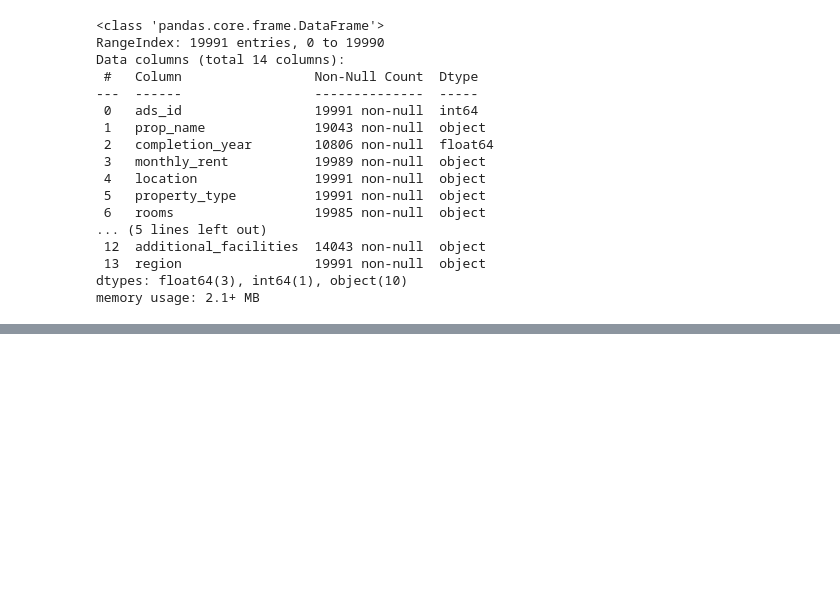
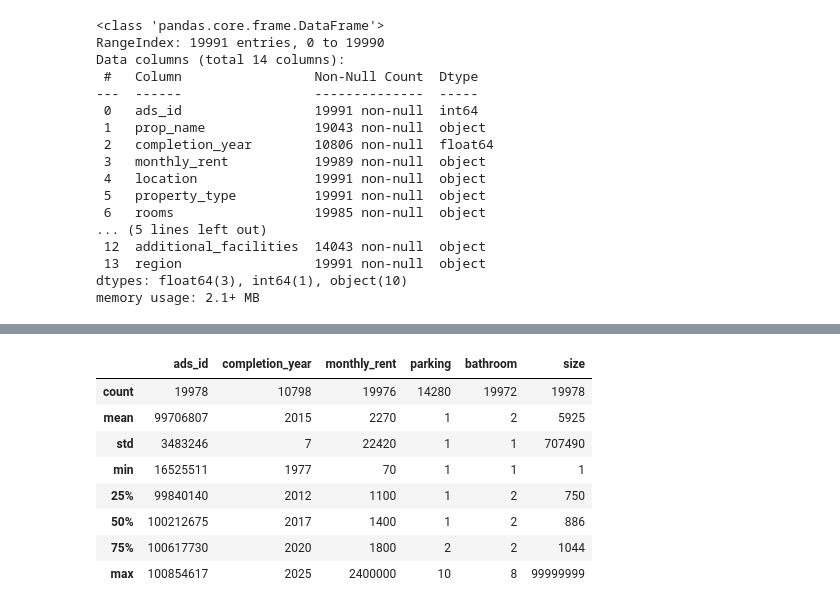
Before and after one commit to dnielleyp/Data-Analytics, a Jupyter notebook: rental-prices/00_Data_Wrangling.ipynb, the cells around one changed output, grey strips where cells are left out. Saved outputs shown, nothing was run; the diff lists cells and outputs as text; code cells hidden in the pictures; blank space fills up the shorter version.

Commit message:
data wrangling data type conversion, data exploration and handling missing values completed

```diff
--- a/rental-prices/00_Data_Wrangling.ipynb
+++ b/rental-prices/00_Data_Wrangling.ipynb
@@ -6,3 +6,5 @@
 import pandas as pd
 import matplotlib.pyplot as plt
 import numpy as np
+
+pd.options.display.float_format = '{:.0f}'.format
@@ -42,0 +49,2 @@ memory usage: 2.1+ MB
+# %%
+data = data.drop_duplicates(['ads_id'], keep='first')
@@ -42,0 +92,3 @@ memory usage: 2.1+ MB
+# %%
+data['monthly_rent'] = data['monthly_rent'].str.replace(" ", '').str.extract('(\d+)')
+data['monthly_rent'] = pd.to_numeric(data['monthly_rent'])
@@ -42,0 +97,3 @@ memory usage: 2.1+ MB
+# %%
+data['size'] = data['size'].str.replace(" ", '').str.extract('(\d+)')
+data['size'] =  pd.to_numeric(data['size'])
@@ -42,0 +130,12 @@ memory usage: 2.1+ MB
+# %%
+data.describe()
+# %% [output]
+|  | ads_id | completion_year | monthly_rent | parking | bathroom | size |
+| count | 19978 | 10798 | 19976 | 14280 | 19972 | 19978 |
+| mean | 99706807 | 2015 | 2270 | 1 | 2 | 5925 |
+| std | 3483246 | 7 | 22420 | 1 | 1 | 707490 |
+| min | 16525511 | 1977 | 70 | 1 | 1 | 1 |
+| 25% | 99840140 | 2012 | 1100 | 1 | 2 | 750 |
+| 50% | 100212675 | 2017 | 1400 | 1 | 2 | 886 |
+| 75% | 100617730 | 2020 | 1800 | 2 | 2 | 1044 |
+| max | 100854617 | 2025 | 2400000 | 10 | 8 | 99999999 |
```
Also changed, not shown: parts of 48 cells of this notebook.
